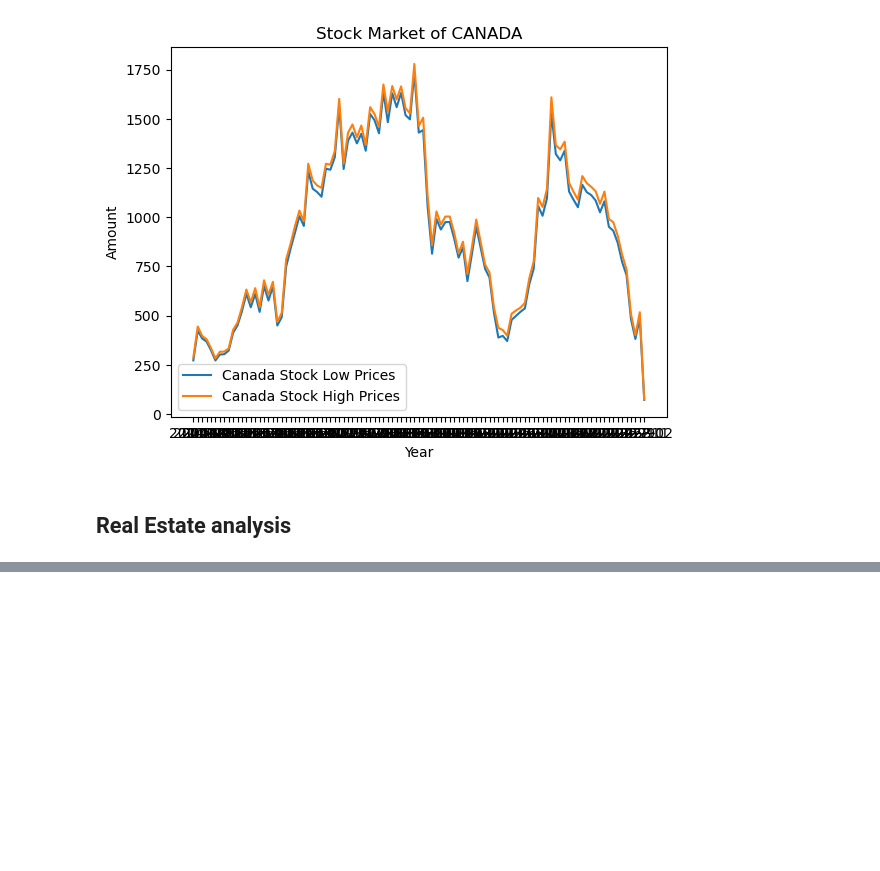
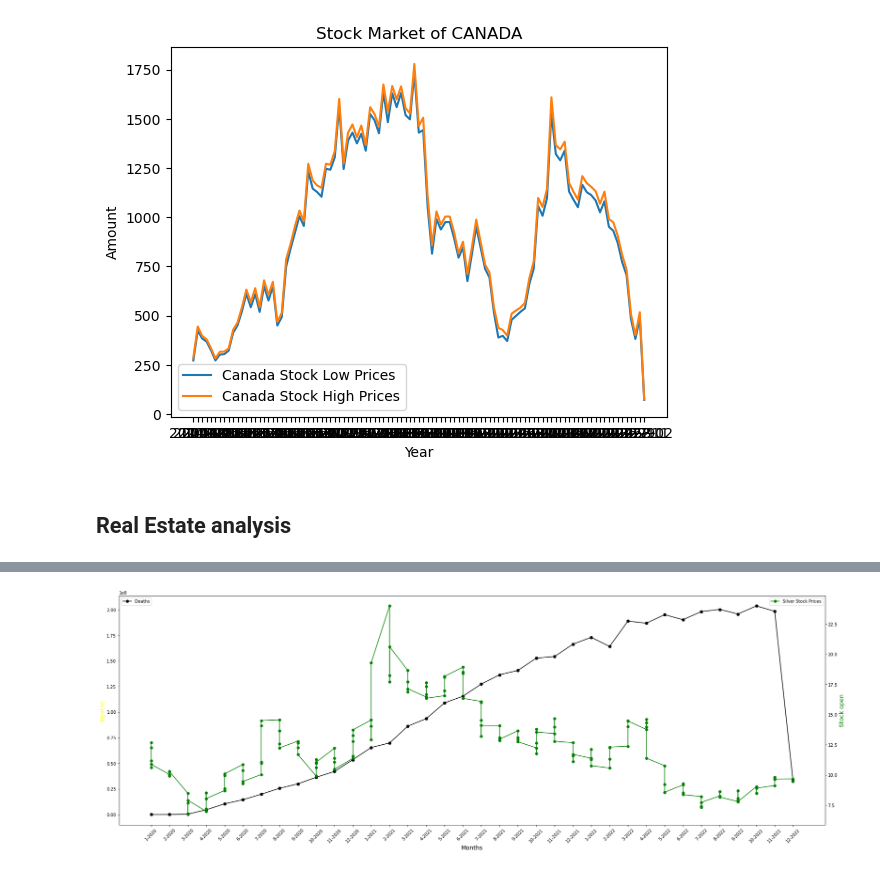
Before and after one commit to AIDA-Saskatchewan-polytechnic/Covid_impact_on_Stock-Market, a Jupyter notebook: Python_project_covid_Stock.ipynb, the cells around one changed output, grey strips where cells are left out. Cells and saved outputs as stored; diff of their text form; code cells hidden in the pictures; blank space fills up the shorter version.

```diff
--- a/Python_project_covid_Stock.ipynb
+++ b/Python_project_covid_Stock.ipynb
@@ -421,0 +467,13 @@ stock['Month'] = stock['date'].dt.month
+# %%
+monthly=merged_data.groupby(["Month",'Year','Country/Region'])['Deaths', 'Confrimed_cases'].sum().reset_index()
+# %%
+monthly_nocountry=monthly.groupby(['Year',"Month"])['Deaths', 'Confrimed_cases'].sum().reset_index()
+monthly_nocountry
+# %%
+APIkey = 'GUF1WG74NP3ZQ4RR'
+ts= TimeSeries(key = APIkey, output_format='pandas')
+data, meta_data =ts.get_weekly(symbol='SPY')
+data=data.reset_index()
+
+data.columns = ['Date', 'Open', 'High', 'Low', 'Close', 'Volume']
+print(data)
@@ -421,0 +536,32 @@ stock['Month'] = stock['date'].dt.month
+# %%
+Silver_stock=pd.merge(monthly_nocountry,Silver_stock , how="inner")
+#md_american.reset_index()
+Silver_stock['Count'] = Silver_stock.reset_index().index
+Silver_stock['month_year']=Silver_stock['Month'].map(str) +'-'+ Silver_stock['Year'].map(str)
+Silver_stock
+# %%
+# create figure and axis objects with subplots()
+fig,ax = plt.subplots()
+# make a plot
+ax.plot(Silver_stock['month_year'], Silver_stock['Deaths'], color="Black", marker="o", label = 'Deaths')
+# set x-axis label
+ax.set_xlabel("Months", fontsize = 14)
+# set y-axis label
+ax.set_ylabel("Deaths",
+              color="Yellow",
+              fontsize=14)
+#Next we use twinx() function to create the second axis object “ax2”. Now we use the second axis object “ax2” to make plot of the second y-axis variable and update their labels.
+
+# twin object for two different y-axis on the sample plot
+ax2=ax.twinx()
+# make a plot with different y-axis using second axis object
+ax2.plot(Silver_stock['month_year'], Silver_stock['High'],color="green",marker="o", label = 'Silver Stock Prices')
+ax2.set_ylabel("Stock open",color="green",fontsize=14)
+ax.tick_params(axis='x', labelrotation = 45)
+fig.set_size_inches(30, 10)
+ax.legend( loc=2)
+ax2.legend(loc=1)
+# plt.legend()
+plt.show()
+# %% [output]
+[figure, added]
```
Also changed, not shown: parts of 14 cells of this notebook.
